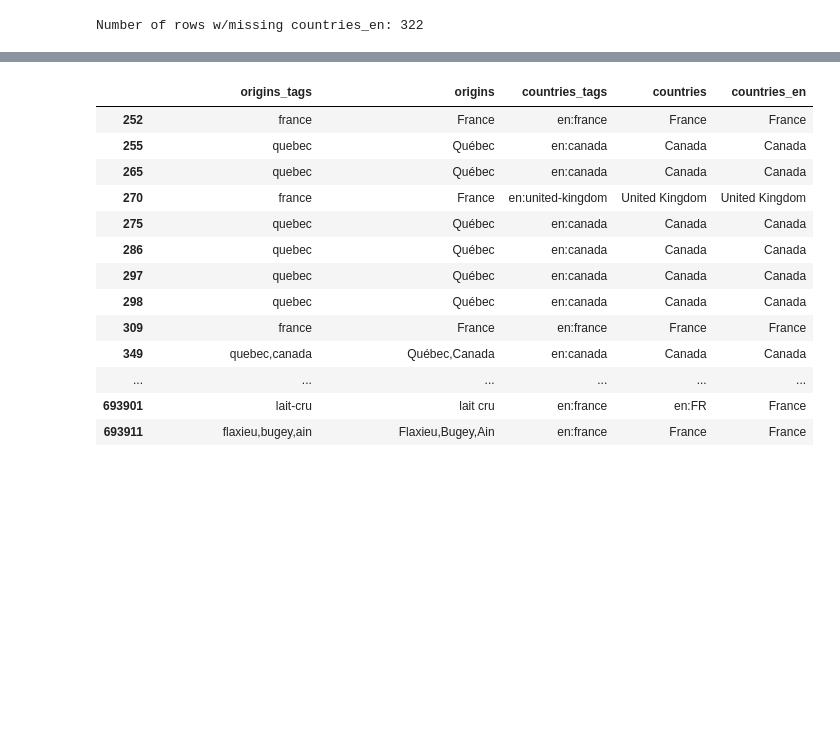
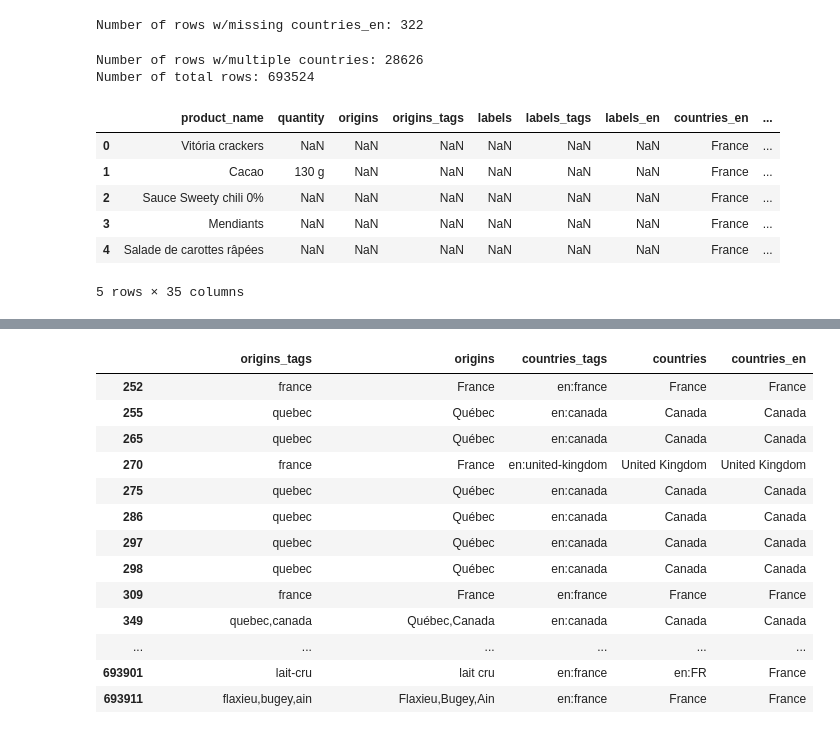
Before and after one commit to celine-y/open_food_facts, a Jupyter notebook: project.ipynb, the cells around one changed output, grey strips where cells are left out. Drawn from its saved outputs; the diff is of its cells as text; code cells hidden in the pictures; blank space fills up the shorter version.

```diff
--- a/project.ipynb
+++ b/project.ipynb
@@ -41,8 +42,6 @@ using_col = [
     "categories",
     "categories_tags",
     "categories_en",
-    "origins",
-    "origins_tags",
     "manufacturing_places",
     "manufacturing_places_tags",
     "labels",
@@ -156,6 +155,20 @@ df['product_name'] = df.apply(
 print("Number of rows w/missing product_name after modifications: {}".format(len(df) - df['product_name'].count()))
 # %% [output]
 Number of rows w/missing product_name after modifications: 22458
+# %%
+# removing the columns that we no longer need
+used_col = [
+    'generic_name',
+    'main_category',
+    'main_category_en',
+    'brands',
+    'brands_tags',
+    'categories',
+    'categories_tags',
+    'categories_en',
+]
+
+df = df.drop(used_col, axis=1)
 # %% [markdown]
 ## Filling in Missing Values for Country
 This section deals with the missing values for `countries_en`. The `countries_en` column represents the countries where the product is sold. This column is important for our analysis because we want to analyze how viable it is to live in each country based off one's dietary restrictions.
@@ -195,3 +208,34 @@ df_1['countries_en'] = df_1.apply(
 print("Number of rows w/missing countries_en: {}".format(len(df_1) - df_1['countries_en'].count()))
 # %% [output]
 Number of rows w/missing countries_en: 322
+# %%
+# drop rows without country
+df_1 = df_1.dropna(subset=['countries_en'])
+
+
+print("Number of rows w/multiple countries: {}".format(
+    len(df_1[df_1['countries_en'].str.contains(',')])))
+
+print("Number of total rows: {}".format(len(df_1)))
+# %% [output]
+Number of rows w/multiple countries: 28626
+Number of total rows: 693524
+# %%
+# remove columns that are no longer needed
+used_col = [
+    'purchase_places',
+    'manufacturing_places',
+    'manufacturing_places_tags',
+    'countries_tags',
+    'countries',
+]
+
+df_1 = df_1.drop(used_col, axis = 1)
+# %% [output]
+|  | product_name | quantity | origins | origins_tags | labels | labels_tags | labels_en | countries_en | ... |
+| 0 | Vitória crackers | NaN | NaN | NaN | NaN | NaN | NaN | France | ... |
+| 1 | Cacao | 130 g | NaN | NaN | NaN | NaN | NaN | France | ... |
+| 2 | Sauce Sweety chili 0% | NaN | NaN | NaN | NaN | NaN | NaN | France | ... |
+| 3 | Mendiants | NaN | NaN | NaN | NaN | NaN | NaN | France | ... |
+| 4 | Salade de carottes râpées | NaN | NaN | NaN | NaN | NaN | NaN | France | ... |
+5 rows × 35 columns
```
Also changed, not shown: parts of 7 cells of this notebook.
